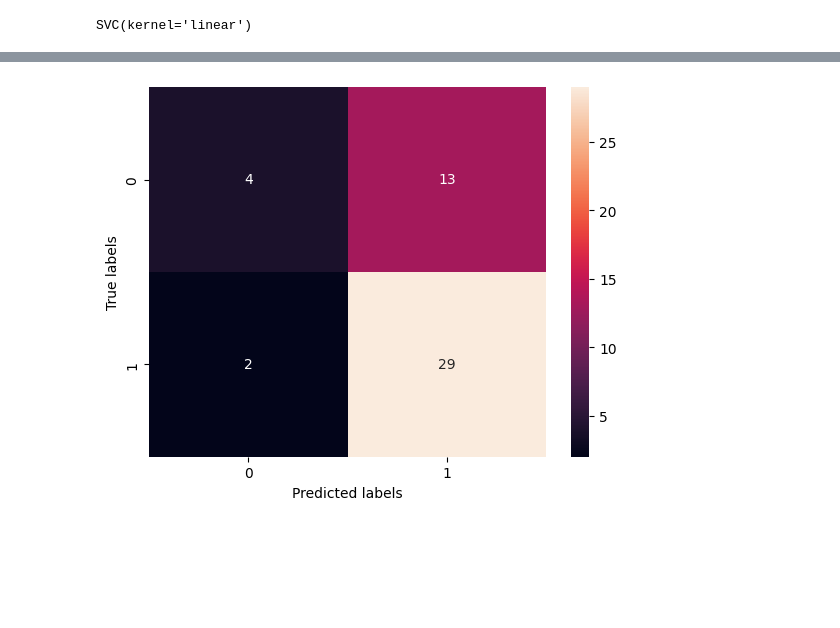
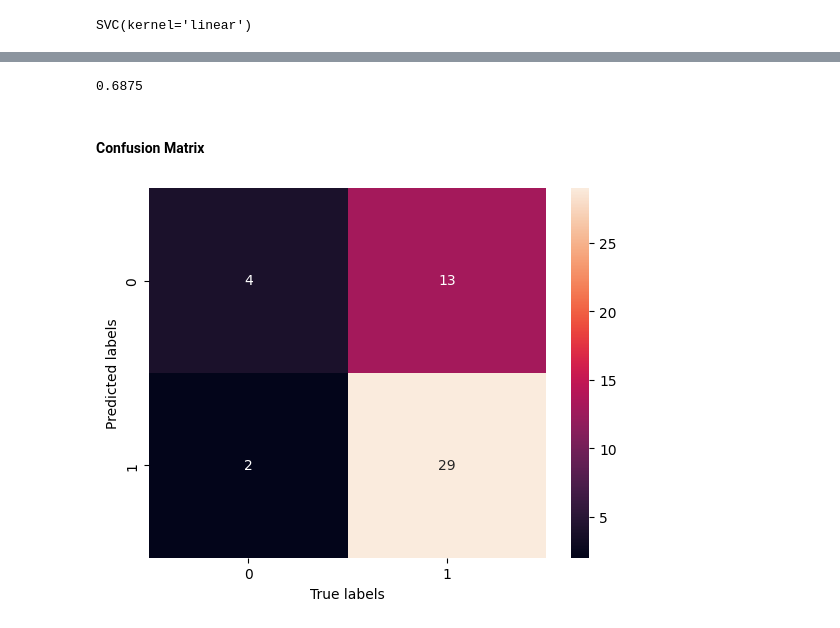
Before and after one commit to sharmashubam/Ml_Algo_Prac, a Jupyter notebook: ml_03/ml_03 (House Prediction).ipynb, the cells around one changed output, grey strips where cells are left out. Drawn from its saved outputs; the diff is of its cells as text; code cells hidden in the pictures; blank space fills up the shorter version.

```diff
--- a/ml_03/ml_03 (House Prediction).ipynb
+++ b/ml_03/ml_03 (House Prediction).ipynb
@@ -225,10 +214,7 @@ from sklearn.metrics import confusion_matrix
-# %%
-cm = confusion_matrix(y_test, y_pred)
-
-# Create a heatmap of the confusion matrix
-sns.heatmap(cm, annot=True, fmt="d")
-plt.xlabel('Predicted labels')
-plt.ylabel('True labels')
-plt.show()
-# %% [output]
-[figure, removed]
+# %%
+accuracy_match =accuracy_score(y_pred,y_test)
+accuracy_match
+# %% [output]
+0.6875
+# %% [markdown]
+#### Confusion Matrix
@@ -234,0 +225,10 @@ plt.show()
+# %%
+cm = confusion_matrix(y_test, y_pred)
+
+# Create a heatmap of the confusion matrix
+sns.heatmap(cm, annot=True, fmt="d")
+plt.ylabel('Predicted labels')
+plt.xlabel('True labels')
+plt.show()
+# %% [output]
+[figure, added]
```
Also changed, not shown: parts of 4 cells of this notebook, 1 other file.
